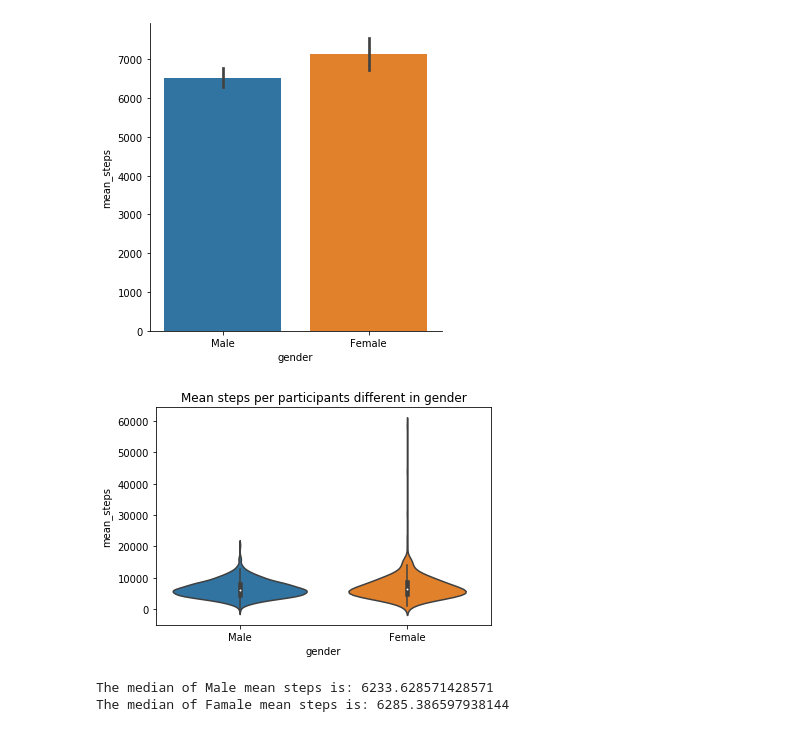
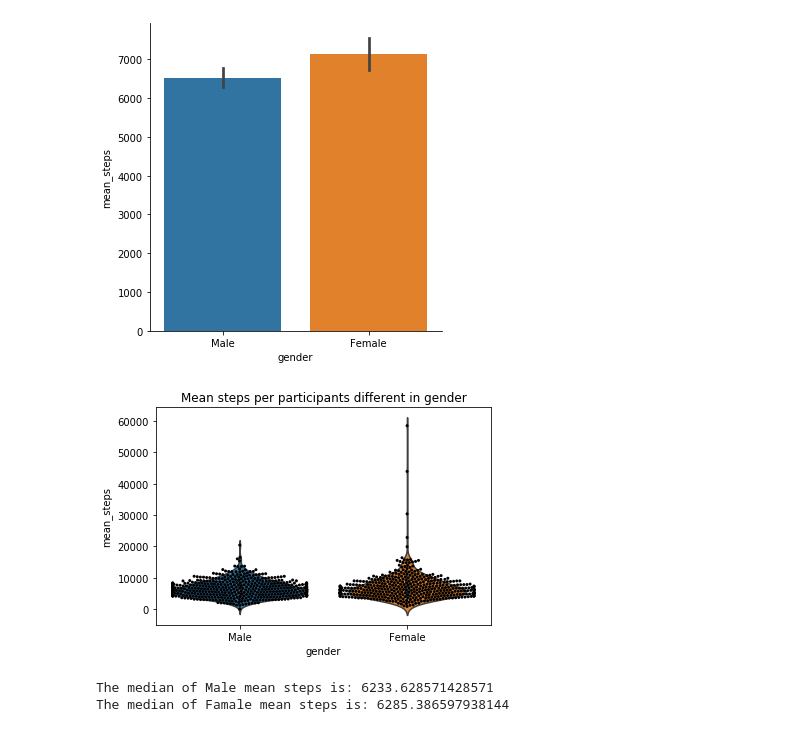
Before and after one commit to nanamimushroom/MDDD-FML-Assignments-Yuan, a Jupyter notebook: Assignment 02.Yuan.ipynb, the cells around one changed output. Drawn from its saved outputs; the diff is of its cells as text; code cells hidden in the pictures.

```diff
--- a/Assignment 02.Yuan.ipynb
+++ b/Assignment 02.Yuan.ipynb
@@ -140,9 +140,10 @@ sns.catplot(x="gender", y="mean_steps", kind="bar", data=df_subset)
 # %%
 sns.violinplot(x=df_subset.gender, y=df_subset.mean_steps)
 plt.title('Mean steps per participants different in gender')
+sns.swarmplot(x="gender", y="mean_steps", color="k", size=3, data=df_subset)
 plt.show()
 # %% [output]
-[figure, old version]
+[figure, new version]
 # %%
 mean_steps_male = df_new.loc[df_new['gender'] == 'Male']
 mean_steps_female = df_new.loc[df_new['gender'] == 'Female']
```
